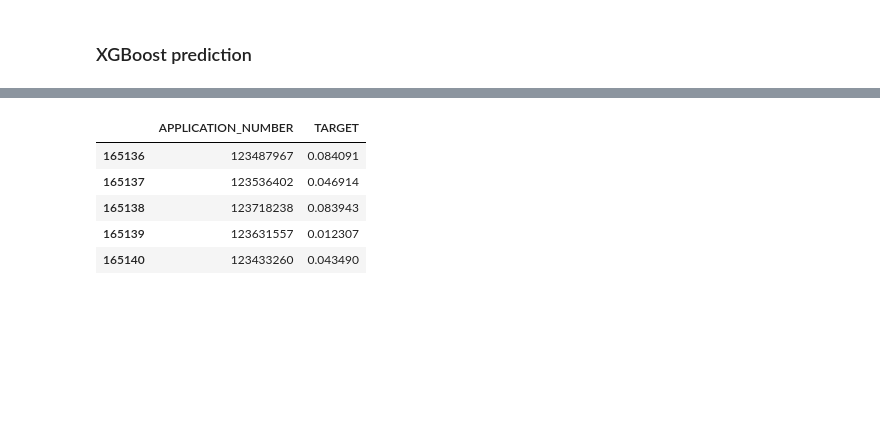
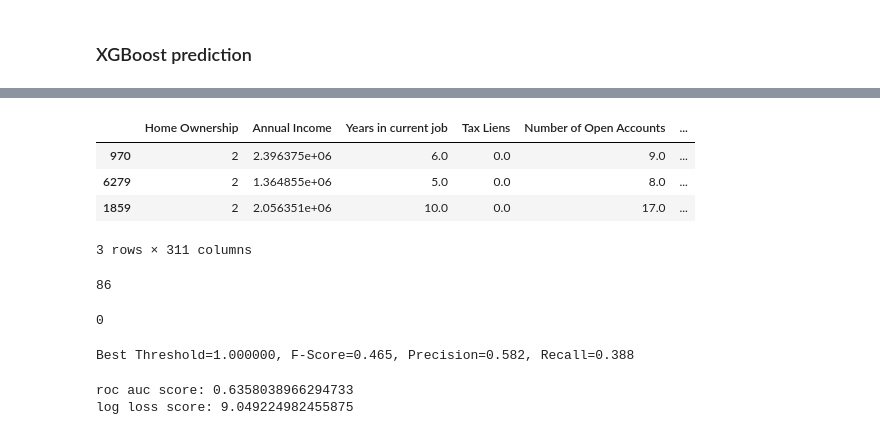
Before and after one commit to VitalyGladyshev/BML, a Jupyter notebook: BML2_HW6.ipynb, the cells around one changed output, grey strips where cells are left out. Saved outputs shown, nothing was run; the diff lists cells and outputs as text; code cells hidden in the pictures; blank space fills up the shorter version.

```diff
--- a/BML2_HW6.ipynb
+++ b/BML2_HW6.ipynb
@@ -454,0 +267,3 @@ test_prep.to_csv(data_dir + "test_prep.csv", sep=";", index=False)
+# %%
+continuous_columns = ["Maximum Open Credit", "Annual Income", "Current Loan Amount",
+                      "Current Credit Balance", "Monthly Debt", "Credit Score"]
@@ -454,0 +291,5 @@ test_prep.to_csv(data_dir + "test_prep.csv", sep=";", index=False)
+# %%
+train.replace([np.inf, -np.inf], np.nan, inplace=True)
+
+for col in train.columns.to_list():
+    train.loc[train[col].isnull(), col] = -1
@@ -633,0 +306,20 @@ cv_results_1.tail()
+# %%
+X_train, X_valid, y_train, y_valid = train_test_split(train.drop(["Credit Default", "Id"], axis=1),
+                                                      train["Credit Default"],
+                                                      test_size=0.2, random_state=42)
+# %%
+model_xgb = xgb.XGBClassifier(objective="binary:logistic",
+                              nthread=2,
+                              max_depth=9, # 5
+                              n_estimators=600, # 100
+                              subsample=0.5,
+                              learning_rate=0.3,
+                              seed=1000,
+                              random_state=42,
+                              eval_metric='auc')
+
+model_xgb.fit(X_train, y_train)
+
+preds = model_xgb.predict(X_valid)
+
+accuracy_score(y_valid, preds)
@@ -654,10 +330,18 @@ test_predictions_xgb /= 5
-# %%
-prediction_xgb["TARGET"] = test_predictions_xgb.copy()
-prediction_xgb.tail()
-# %% [output]
-|  | APPLICATION_NUMBER | TARGET |
-| 165136 | 123487967 | 0.084091 |
-| 165137 | 123536402 | 0.046914 |
-| 165138 | 123718238 | 0.083943 |
-| 165139 | 123631557 | 0.012307 |
-| 165140 | 123433260 | 0.043490 |
+# %%
+data_for_corr = X_valid.copy()
+data_for_corr["preds"] = preds
+data_for_corr.head(3)
+# %% [output]
+|  | Home Ownership | Annual Income | Years in current job | Tax Liens | Number of Open Accounts | ... |
+| 970 | 2 | 2.396375e+06 | 6.0 | 0.0 | 9.0 | ... |
+| 6279 | 2 | 1.364855e+06 | 5.0 | 0.0 | 8.0 | ... |
+| 1859 | 2 | 2.056351e+06 | 10.0 | 0.0 | 17.0 | ... |
+3 rows × 311 columns
+# %%
+data_for_corr.loc[data_for_corr['Credit Score'] > 850, "preds"].sum()
+# %% [output]
+86
+# %%
+data_for_corr.loc[data_for_corr['Current Loan Amount'] == 99999999, "preds"].sum()
+# %% [output]
+0
@@ -663,0 +355,21 @@ prediction_xgb.tail()
+# %%
+precision, recall, thresholds = precision_recall_curve(y_valid, preds)
+
+fscore = (2 * precision * recall) / (precision + recall)
+# locate the index of the largest f score
+ix = np.argmax(fscore)
+print('Best Threshold=%f, F-Score=%.3f, Precision=%.3f, Recall=%.3f' % (thresholds[ix],
+                                                                        fscore[ix],
+                                                                        precision[ix],
+                                                                        recall[ix]))
+# %% [output]
+Best Threshold=1.000000, F-Score=0.465, Precision=0.582, Recall=0.388
+# %%
+r_auc = roc_auc_score(y_true=y_valid, y_score=preds)
+l_los = log_loss(y_true=y_valid, y_pred=preds)
+
+print("roc auc score: {}".format(r_auc))
+print("log loss score: {}".format(l_los))
+# %% [output]
+roc auc score: 0.6358038966294733
+log loss score: 9.049224982455875
```
Also changed, not shown: parts of 87 cells of this notebook.
